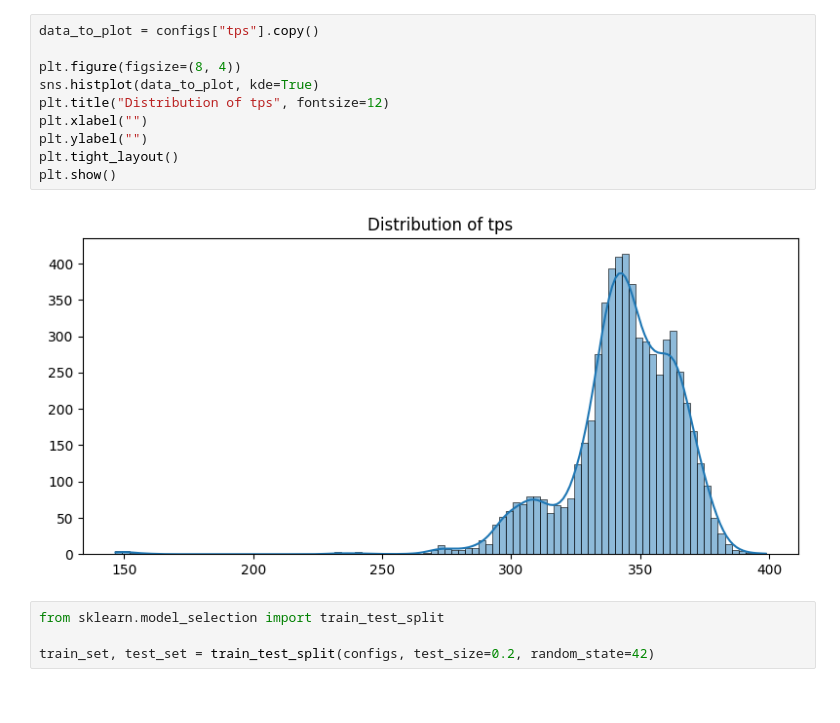
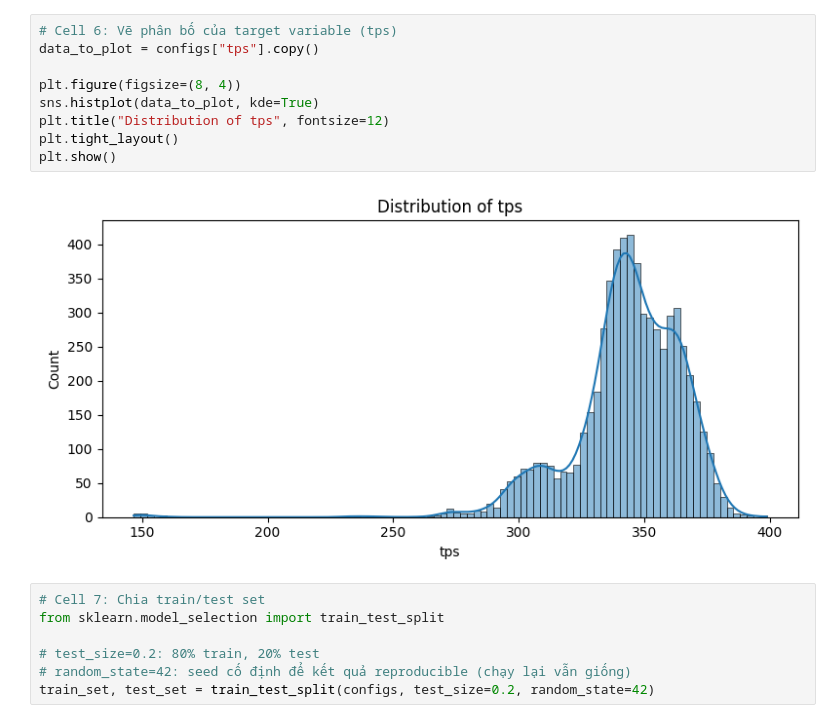
Before and after one commit to LoudlyDawn2108/Project-Machine-Learning, a Jupyter notebook: BTL.ipynb, the cells around one changed output. Saved outputs shown, nothing was run; the diff lists cells and outputs as text.

```diff
--- a/BTL.ipynb
+++ b/BTL.ipynb
@@ -77,17 +86,19 @@ plt.show()
 # %%
+# Cell 6: Vẽ phân bố của target variable (tps)
 data_to_plot = configs["tps"].copy()
 
 plt.figure(figsize=(8, 4))
 sns.histplot(data_to_plot, kde=True)
 plt.title("Distribution of tps", fontsize=12)
-plt.xlabel("")
-plt.ylabel("")
 plt.tight_layout()
 plt.show()
 # %% [output]
-[figure, old version]
+[figure, new version]
 # %%
+# Cell 7: Chia train/test set
 from sklearn.model_selection import train_test_split
 
+# test_size=0.2: 80% train, 20% test
+# random_state=42: seed cố định để kết quả reproducible (chạy lại vẫn giống)
 train_set, test_set = train_test_split(configs, test_size=0.2, random_state=42)
 # %%
```
Also changed, not shown: parts of 17 cells of this notebook, 3 other files.
